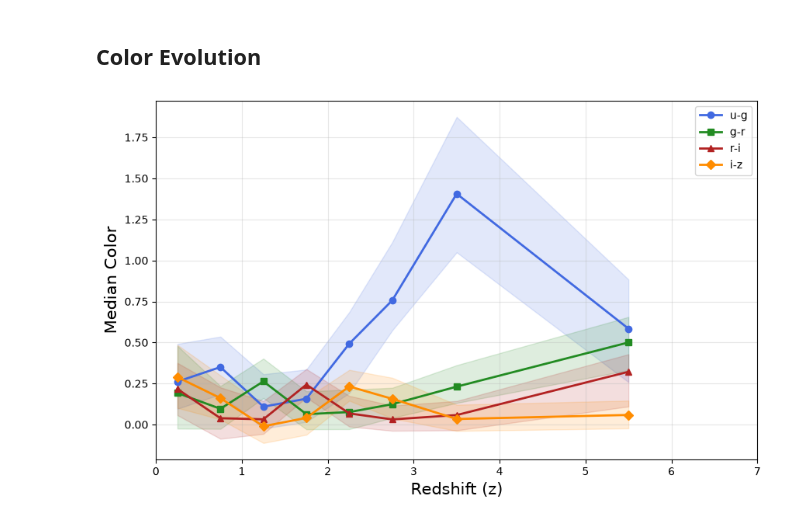
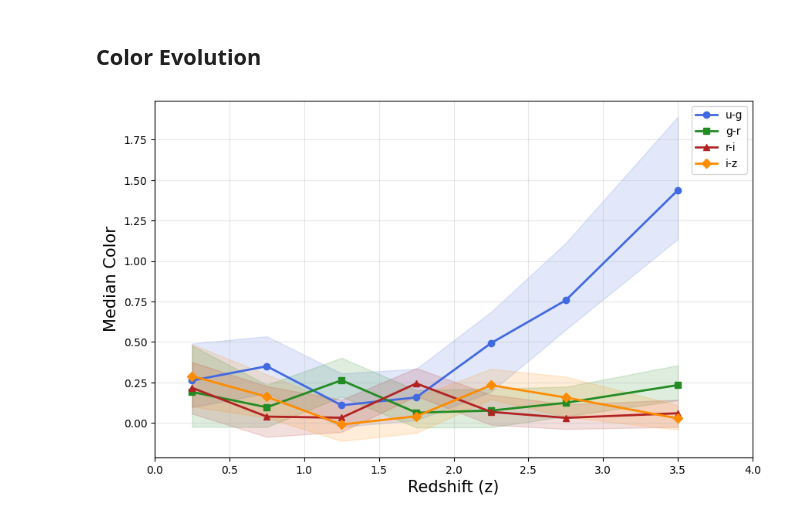
Before and after one commit to hdangle/Redshift-Evolution-of-SDSS-Quasar-Colors-and-Their-Photometric-Overlap-with-the-Stellar-Locus, a Jupyter notebook: Notebooks/02_Color_Evolution.ipynb, the cells around one changed output. Saved outputs shown, nothing was run; the diff lists cells and outputs as text; code cells hidden in the pictures.

```diff
--- a/Notebooks/02_Color_Evolution.ipynb
+++ b/Notebooks/02_Color_Evolution.ipynb
@@ -270,27 +270,30 @@ all_color_stats
 # %%
 z_mid = (z_bins[:-1] + z_bins[1:]) / 2
 
+# Plot only the seven analysis bins (z <= 4); the z > 4 bin is too small to interpret.
+n_plot = 7
+
 plt.figure(figsize=(10,6))
 
-plt.plot(z_mid, u_g_df['Median'],marker='o',linewidth=2,color='royalblue',label='u-g')
-plt.fill_between(z_mid,u_g_df['16th'],u_g_df['84th'],color='royalblue',alpha=0.15)
+plt.plot(z_mid[:n_plot], u_g_df['Median'][:n_plot],marker='o',linewidth=2,color='royalblue',label='u-g')
+plt.fill_between(z_mid[:n_plot],u_g_df['16th'][:n_plot],u_g_df['84th'][:n_plot],color='royalblue',alpha=0.15)
 
-plt.plot(z_mid, g_r_df['Median'],marker='s',linewidth=2,color='forestgreen',label='g-r')
-plt.fill_between(z_mid,g_r_df['16th'],g_r_df['84th'],color='forestgreen',alpha=0.15)
+plt.plot(z_mid[:n_plot], g_r_df['Median'][:n_plot],marker='s',linewidth=2,color='forestgreen',label='g-r')
+plt.fill_between(z_mid[:n_plot],g_r_df['16th'][:n_plot],g_r_df['84th'][:n_plot],color='forestgreen',alpha=0.15)
 
-plt.plot(z_mid, r_i_df['Median'],marker='^',linewidth=2,color='firebrick',label='r-i')
-plt.fill_between(z_mid,r_i_df['16th'],r_i_df['84th'],color='firebrick',alpha=0.15)
+plt.plot(z_mid[:n_plot], r_i_df['Median'][:n_plot],marker='^',linewidth=2,color='firebrick',label='r-i')
+plt.fill_between(z_mid[:n_plot],r_i_df['16th'][:n_plot],r_i_df['84th'][:n_plot],color='firebrick',alpha=0.15)
 
-plt.plot(z_mid, i_z_df['Median'],marker='D',linewidth=2,color='darkorange',label='i-z')
-plt.fill_between(z_mid,i_z_df['16th'],i_z_df['84th'],color='darkorange',alpha=0.15)
+plt.plot(z_mid[:n_plot], i_z_df['Median'][:n_plot],marker='D',linewidth=2,color='darkorange',label='i-z')
+plt.fill_between(z_mid[:n_plot],i_z_df['16th'][:n_plot],i_z_df['84th'][:n_plot],color='darkorange',alpha=0.15)
 
 plt.xlabel('Redshift (z)', fontsize=15)
 plt.ylabel('Median Color', fontsize=15)
-plt.xlim(0,7)
+plt.xlim(0,4)
 plt.grid(alpha=0.3)
 plt.legend()
 
 plt.savefig(os.path.join(os.getcwd(), '..', 'Figures', 'Color Evolution of Quasars.png'), dpi=300, bbox_inches='tight')
 plt.show()
 # %% [output]
-[figure, old version]
+[figure, new version]
```
Also changed, not shown: parts of 4 cells of this notebook, 28 other files.
